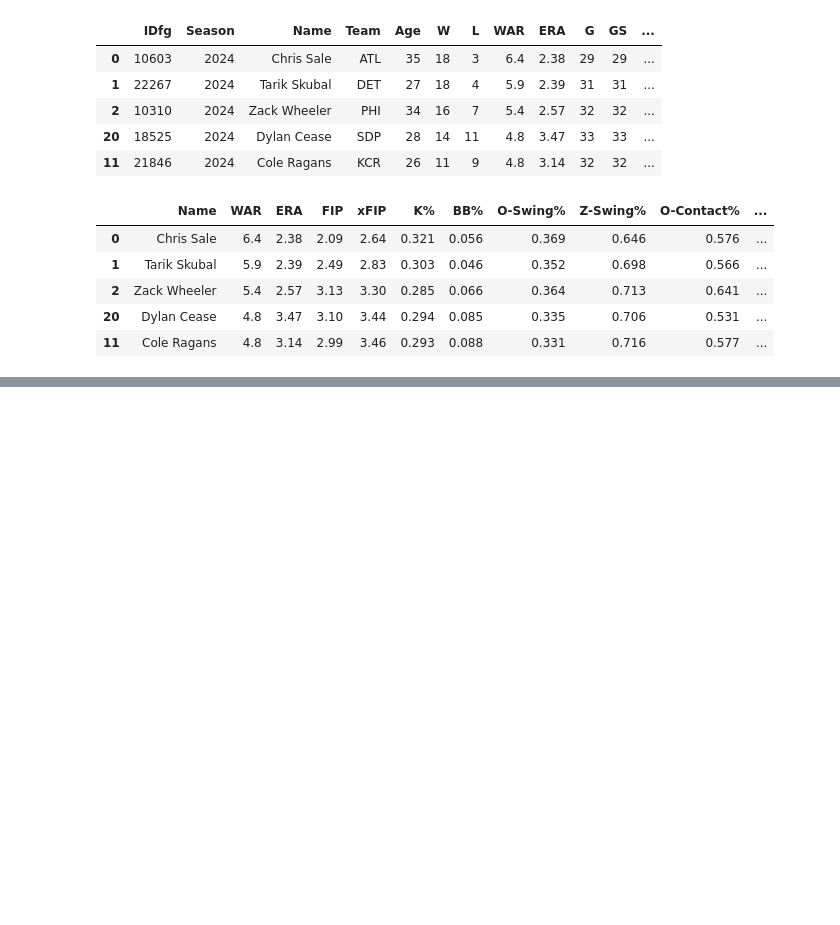
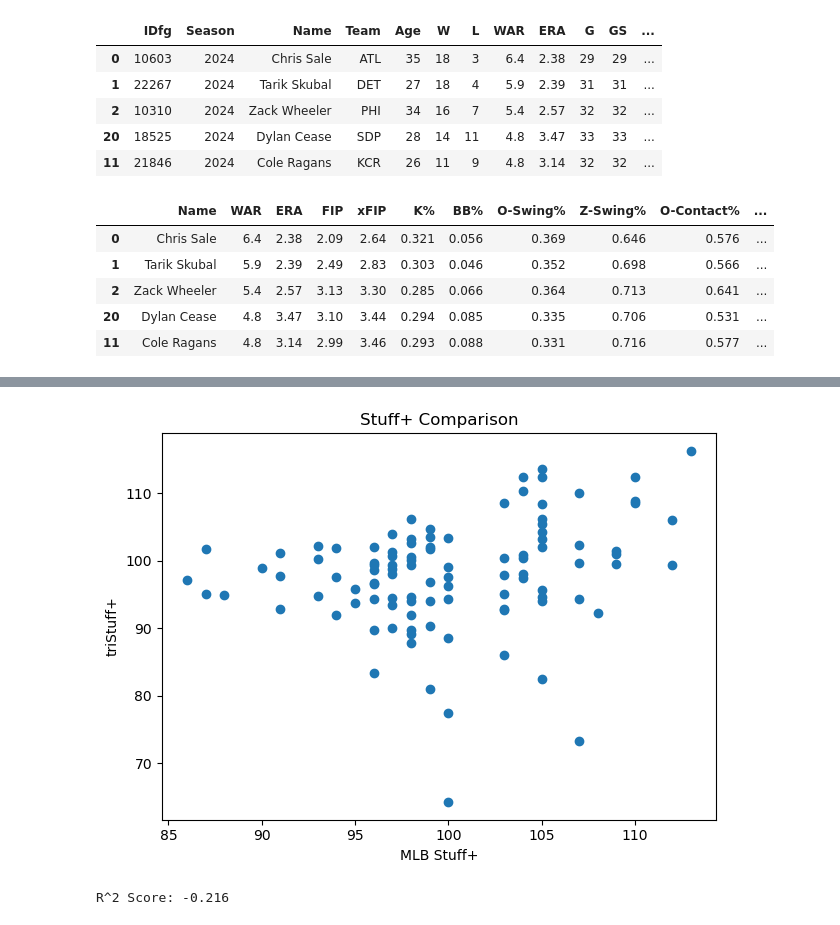
Before and after one commit to jackkalsched/UCSD_Baseball_25, a Jupyter notebook: Pitching/stuff+/stuff_plus.ipynb, the cells around one changed output, grey strips where cells are left out. Cells and saved outputs as stored; diff of their text form; code cells hidden in the pictures; blank space fills up the shorter version.

```diff
--- a/Pitching/stuff+/stuff_plus.ipynb
+++ b/Pitching/stuff+/stuff_plus.ipynb
@@ -345,5 +366,6 @@ stuff_df = X[['pitcher', 'pitch_type', 'stuff+']].copy()
 # %%
-both_stuffs = pd.merge(deep_stats, stuff_df, left_on = 'player_name', right_on = 'pitcher', how = 'inner')
-both_stuffs = both_stuffs.rename(columns = {'stuff+', 'triStuff+'}).copy()
-both_stuffs
+both_stuffs = deep_stats.merge(stuff_df, on = ['player_name', 'pitch_type'], how = 'left')
+both_stuffs = both_stuffs.rename(columns = {'stuff+': 'triStuff+'})
+grouped_stuffs = both_stuffs.groupby(['player_name', 'pitch_type'])[['WAR', 'ERA', 'FIP', 'xFIP', 'O-Swing%', 'Z-Swing%', 'O-Contact%', 'Z-Contact%', 'Stuff+', 'triStuff+', 'usage%']].mean().reset_index()
+grouped_stuffs.head()
 # %% [output]
@@ -350,0 +391,9 @@ TypeError: 'set' object is not callable
+# %%
+grouped_stuffs['weighted_stuff'] = round((grouped_stuffs['usage%'] / 100) * grouped_stuffs['triStuff+'], 1)
+wstuff = grouped_stuffs.groupby('player_name')[['weighted_stuff']].sum().reset_index()
+
+#Clean final comparison dataset
+compare_stuff = grouped_stuffs.merge(wstuff, on = ['player_name'], how = 'inner')
+compare_stuff = compare_stuff.groupby('player_name')[['WAR', 'ERA', 'FIP', 'xFIP', 'O-Swing%', 'Z-Swing%', 'O-Contact%', 'Z-Contact%', 'Stuff+', 'weighted_stuff_y']].mean().reset_index().rename(columns = {'weighted_stuff_y': 'triStuff+'})
+compare_stuff = compare_stuff[compare_stuff['triStuff+'] > 30]
+compare_stuff
@@ -350,0 +414,19 @@ TypeError: 'set' object is not callable
+# %%
+plt.scatter(x = compare_stuff['Stuff+'], y = compare_stuff['triStuff+'])
+plt.xlabel('MLB Stuff+')
+plt.ylabel('triStuff+')
+plt.title('Stuff+ Comparison')
+plt.tight_layout()
+plt.show()
+# %% [output]
+[figure, added]
+# %%
+from sklearn.metrics import r2_score
+
+y_pred = compare_stuff.iloc[:, -1]
+y_true = compare_stuff.iloc[:, -2]
+
+r2 = r2_score(y_pred, y_true)
+print(f"R^2 Score: {r2:.3f}")
+# %% [output]
+R^2 Score: -0.216
```
Also changed, not shown: parts of 32 cells of this notebook.
